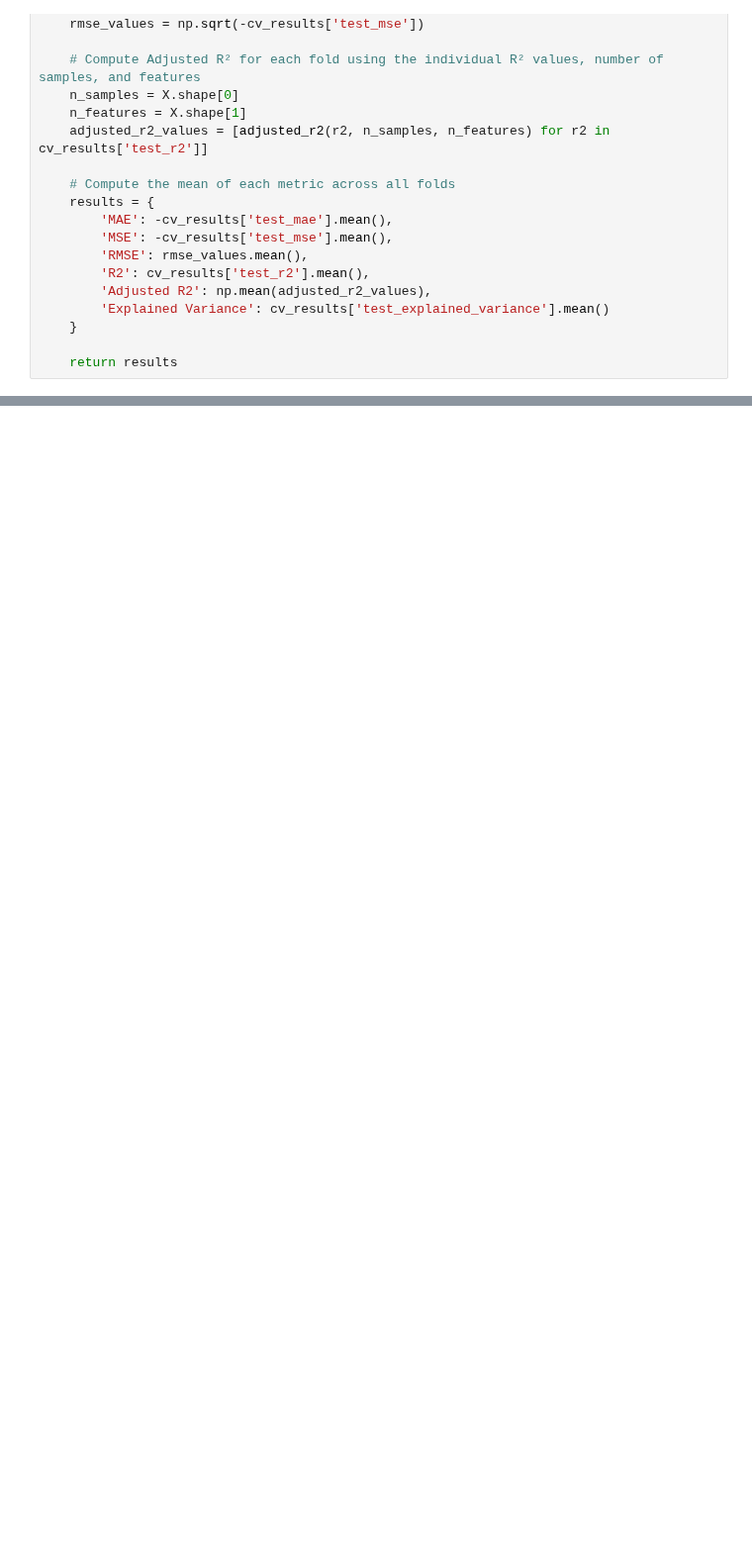
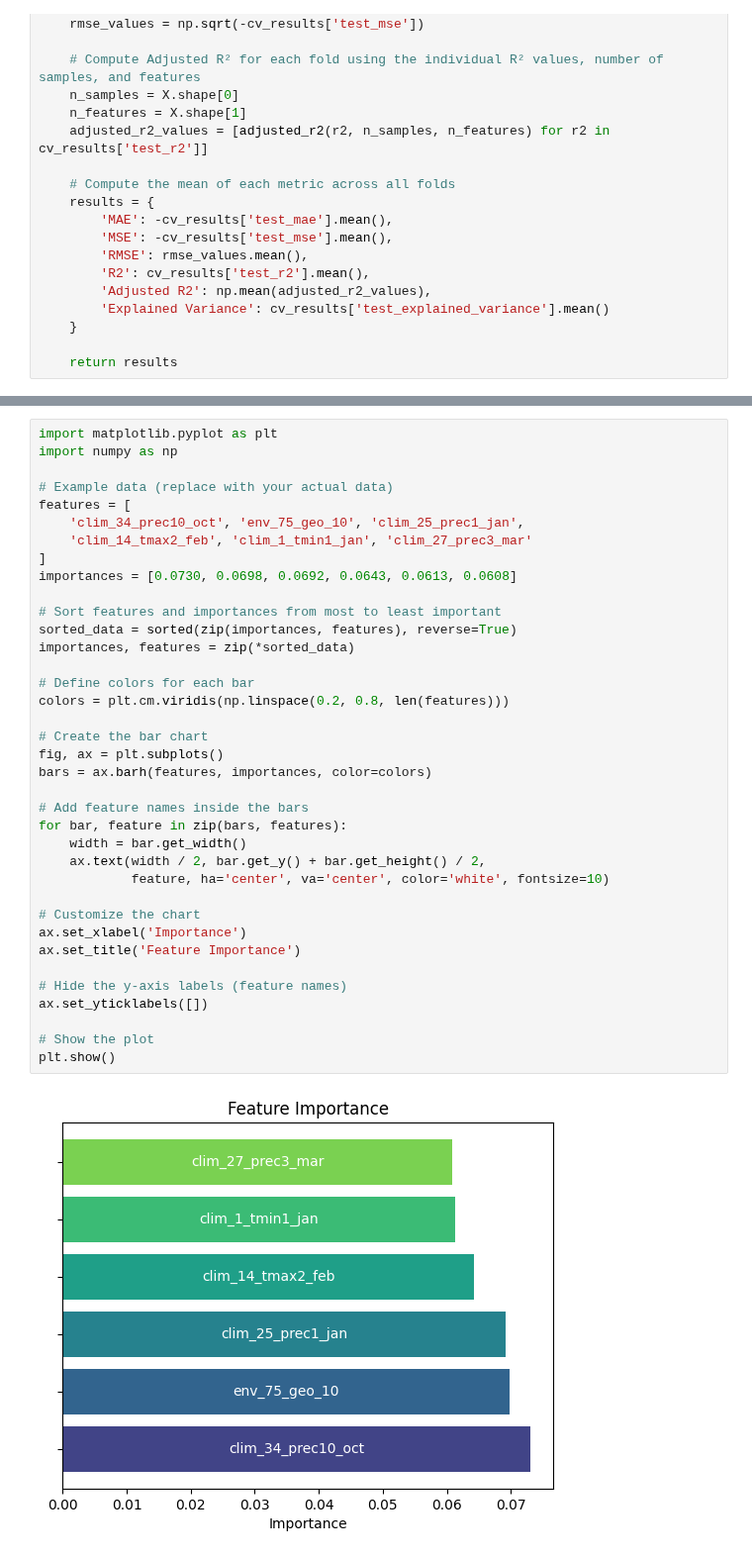
Before and after one commit to tahiri-lab/py_madaclim, a Jupyter notebook: workdir/analysis/bin/model_testing.ipynb, the cells around one changed output, grey strips where cells are left out. Shown at 99% size. Saved outputs shown, nothing was run; the diff lists cells and outputs as text; blank space fills up the shorter version.

```diff
--- a/workdir/analysis/bin/model_testing.ipynb
+++ b/workdir/analysis/bin/model_testing.ipynb
@@ -402,0 +443,39 @@ Feature: env_73_asp, Importance: 0.0294
+# %%
+import matplotlib.pyplot as plt
+import numpy as np
+
+# Example data (replace with your actual data)
+features = [
+    'clim_34_prec10_oct', 'env_75_geo_10', 'clim_25_prec1_jan',
+    'clim_14_tmax2_feb', 'clim_1_tmin1_jan', 'clim_27_prec3_mar'
+]
+importances = [0.0730, 0.0698, 0.0692, 0.0643, 0.0613, 0.0608]
+
+# Sort features and importances from most to least important
+sorted_data = sorted(zip(importances, features), reverse=True)
+importances, features = zip(*sorted_data)
+
+# Define colors for each bar
+colors = plt.cm.viridis(np.linspace(0.2, 0.8, len(features)))
+
+# Create the bar chart
+fig, ax = plt.subplots()
+bars = ax.barh(features, importances, color=colors)
+
+# Add feature names inside the bars
+for bar, feature in zip(bars, features):
+    width = bar.get_width()
+    ax.text(width / 2, bar.get_y() + bar.get_height() / 2,
+            feature, ha='center', va='center', color='white', fontsize=10)
+
+# Customize the chart
+ax.set_xlabel('Importance')
+ax.set_title('Feature Importance')
+
+# Hide the y-axis labels (feature names)
+ax.set_yticklabels([])
+
+# Show the plot
+plt.show()
+# %% [output]
+[figure, added]
```
Also changed, not shown: parts of 17 cells of this notebook, 3 other files.
